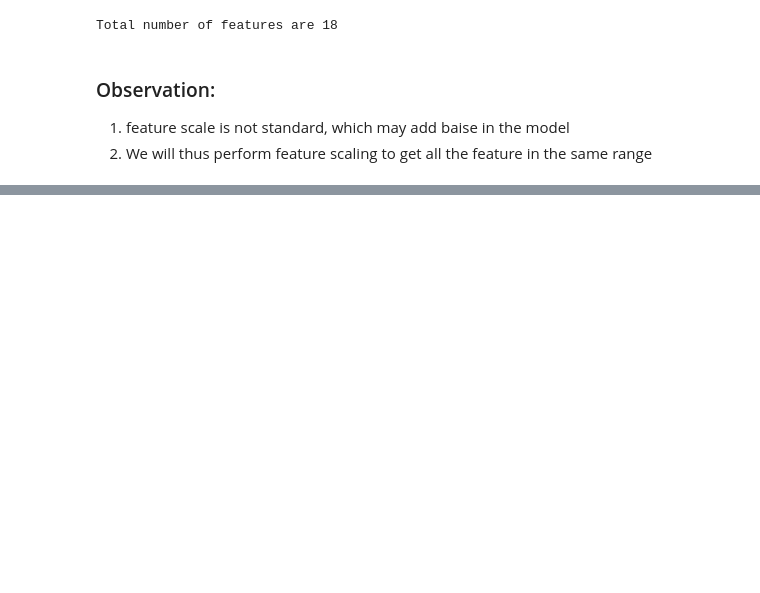
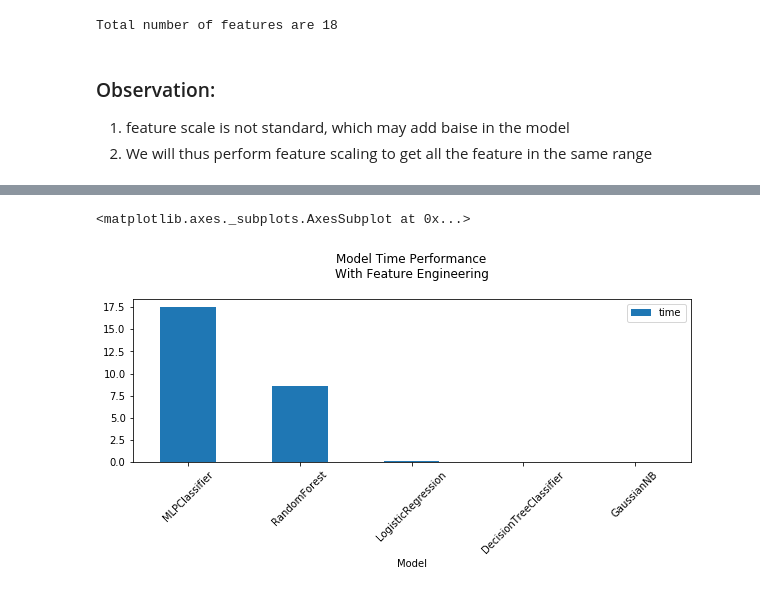
Before and after one commit to pramodnagare/Applied-Learning, a Jupyter notebook: Employee Retention Tool Kit/ToolKit.ipynb, the cells around one changed output, grey strips where cells are left out. Saved outputs shown, nothing was run; the diff lists cells and outputs as text; code cells hidden in the pictures; blank space fills up the shorter version.

```diff
--- a/Employee Retention Tool Kit/ToolKit.ipynb
+++ b/Employee Retention Tool Kit/ToolKit.ipynb
@@ -500,3 +518,20 @@ models_summary[models_summary['Accuracy'] == models_summary['Accuracy'].max()]
 data_2 = data_new[['satisfaction_level', 'last_evaluation', 'number_project',
        'average_montly_hours', 'time_spend_company', 'Work_accident', 'left',
        'promotion_last_5years', 'salary_low', 'salary_medium']]
+# %%
+start = time.time()
+
+target = "left"
+
+configuration = {
+                    'sampling': ['random', 'up', 'down', 'SMOTE'],
+                    'model': ['RandomForest', 'LogisticRegression', 'DecisionTreeClassifier', 'GaussianNB', 'MLPClassifier'],
+                    'normalize': [True, False],
+                    'target': target,
+                    'export_model': False
+                }
+
+models_summary_2 = trainModels(data_2, configuration)
+end = time.time()
+
+print("Time for execution: {} secs!".format(end-start))
@@ -502,0 +576,3 @@ data_2 = data_new[['satisfaction_level', 'last_evaluation', 'number_project',
+# %%
+time_analysis = models_summary_2.groupby(['Model']).agg({'time':"mean"}).reset_index()
+time_analysis
@@ -502,0 +586,5 @@ data_2 = data_new[['satisfaction_level', 'last_evaluation', 'number_project',
+# %%
+time_analysis.sort_values('time', ascending=False).plot.bar(x='Model', y='time', rot=45, title= "Model Time Performance\nWith Feature Engineering\n")
+# %% [output]
+<matplotlib.axes._subplots.AxesSubplot at 0x...>
+[figure, added]
```
Also changed, not shown: parts of 19 cells of this notebook, 2 other files.
